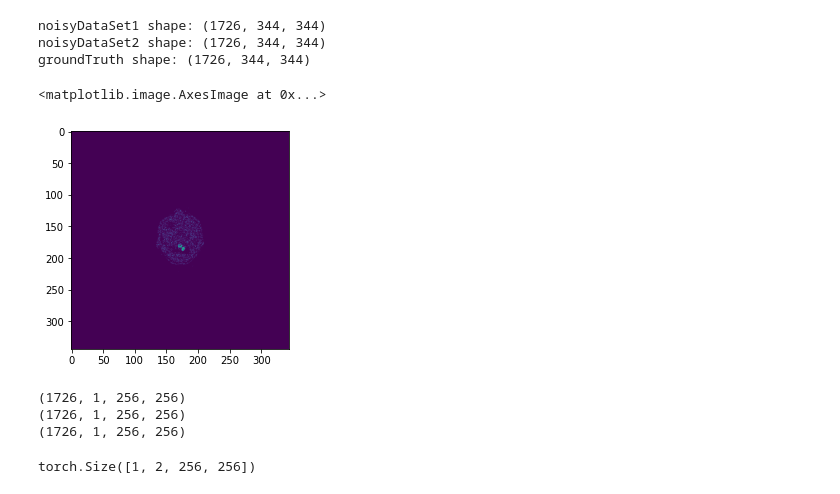
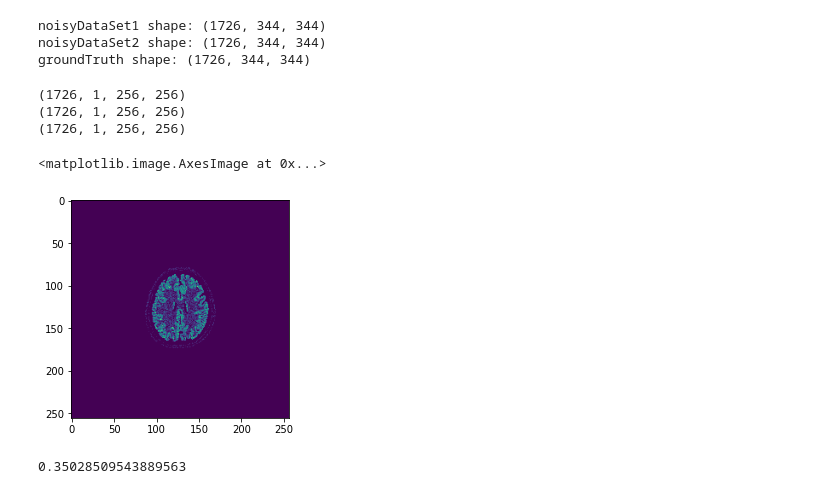
Before and after one commit to mabelzunce/PETDenoising, a Jupyter notebook: cnn/python/unet.ipynb, the cells around one changed output. Cells and saved outputs as stored; diff of their text form; code cells hidden in the pictures.

```diff
--- a/cnn/python/unet.ipynb
+++ b/cnn/python/unet.ipynb
@@ -22,11 +34,6 @@ print("groundTruth shape:",img_groundTruth.shape)
 noisyDataSet1 shape: (1726, 344, 344)
 noisyDataSet2 shape: (1726, 344, 344)
 groundTruth shape: (1726, 344, 344)
-# %%
-plt.imshow(img_noisyDataSet2[780,:,:])
-# %% [output]
-<matplotlib.image.AxesImage at 0x...>
-[figure, removed]
 # %%
 # Reshape for training
 
@@ -45,3 +52,14 @@ print(img_groundTruth.shape)
 (1726, 1, 256, 256)
 (1726, 1, 256, 256)
 (1726, 1, 256, 256)
+# %%
+# Acoto conjuntos (OPCIONAL)
+
+img_noisyDataSet1 =img_noisyDataSet1[30:50,:,:,:]
+img_noisyDataSet2 =img_noisyDataSet2[30:50,:,:,:]
+img_groundTruth =img_groundTruth[30:50,:,:,:]
+# %%
+plt.imshow(img_noisyDataSet1[19,0,:,:])
+# %% [output]
+<matplotlib.image.AxesImage at 0x...>
+[figure, added]
@@ -48,3 +75,8 @@ print(img_groundTruth.shape)
+# %%
+MSE_dataSet1_slice100 = MSE(img_noisyDataSet1[5,0,:,:],img_groundTruth[5,0,:,:])
+print(MSE_dataSet1_slice100)
+# %% [output]
+0.35028509543889563
 # %%
 class Unet(nn.Module):
 
@@ -202,4 +228,0 @@ if __name__ == '__main__':
-# %%
-out.shape
-# %% [output]
-torch.Size([1, 2, 256, 256])
```
Also changed, not shown: parts of 21 cells of this notebook.
